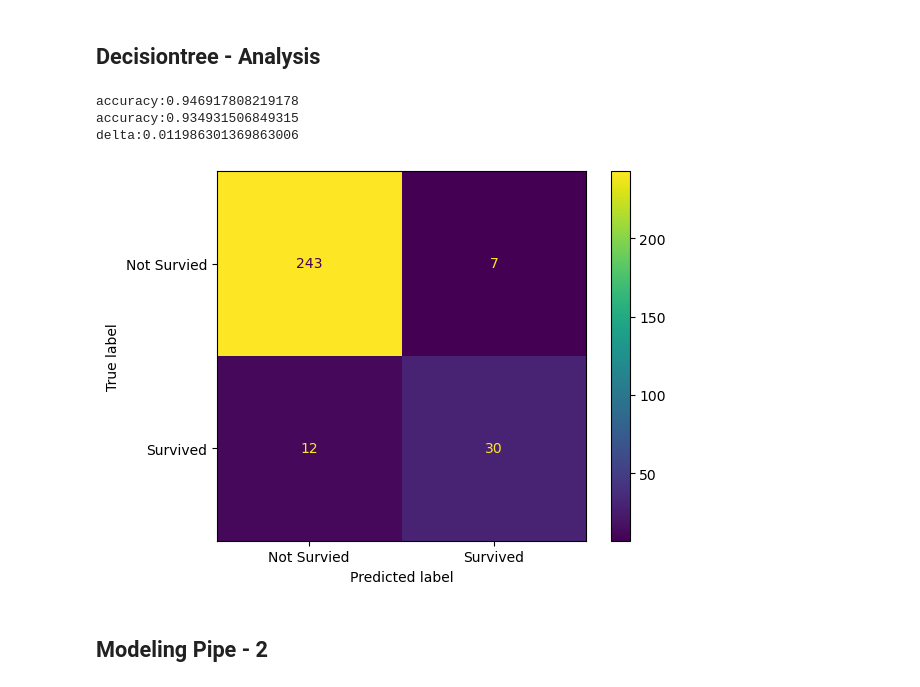
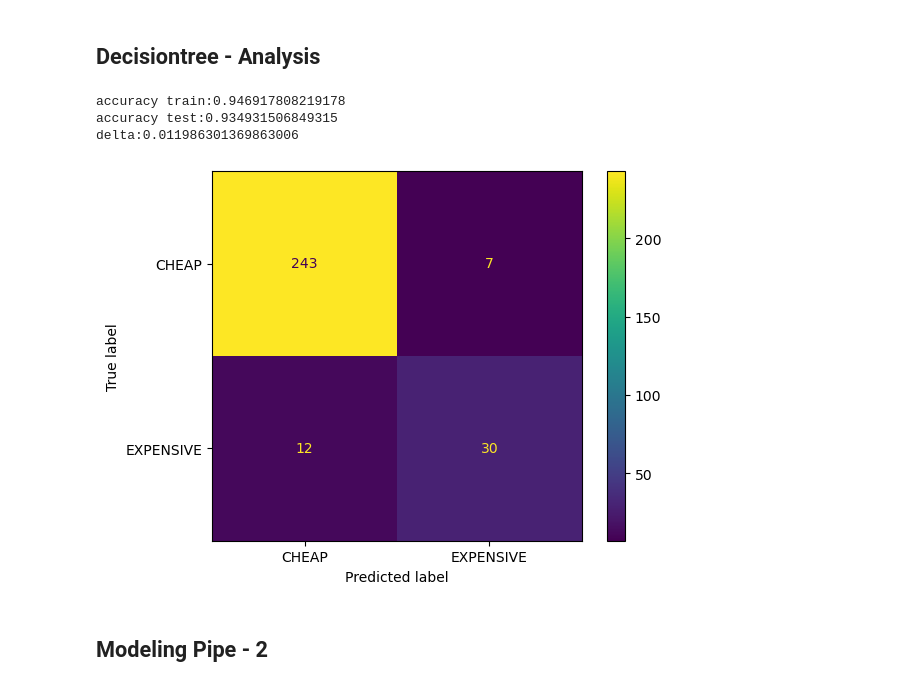
Before and after one commit to FindWhatYou/supervised_learning_project, a Jupyter notebook: spontaneous_submission-challenge.ipynb, the cells around one changed output. Saved outputs shown, nothing was run; the diff lists cells and outputs as text; code cells hidden in the pictures.

```diff
--- a/spontaneous_submission-challenge.ipynb
+++ b/spontaneous_submission-challenge.ipynb
@@ -89,20 +94,20 @@ Fitting 5 folds for each of 60 candidates, totalling 300 fits
 # %%
 # test accuracy
 tr = accuracy_score(search.predict(X_train), y_train)
 te = accuracy_score(search.predict(X_test), y_test)
 print('accuracy train:'+ str(tr))
 print('accuracy test:'+ str(te))
 print('delta:'+ str(tr-te))
 
 from sklearn.metrics import ConfusionMatrixDisplay
 ConfusionMatrixDisplay.from_estimator(search,
                                       X_test,
                                       y_test,
-                                      display_labels=['Not Survied', 'Survived']);
+                                      display_labels=['CHEAP', 'EXPENSIVE']);
 # %% [output]
-accuracy:0.946917808219178
-accuracy:0.934931506849315
+accuracy train:0.946917808219178
+accuracy test:0.934931506849315
 delta:0.011986301369863006
-[figure, old version]
+[figure, new version]
 # %% [markdown]
 ## Modeling Pipe - 2
```
Also changed, not shown: parts of 3 cells of this notebook.
